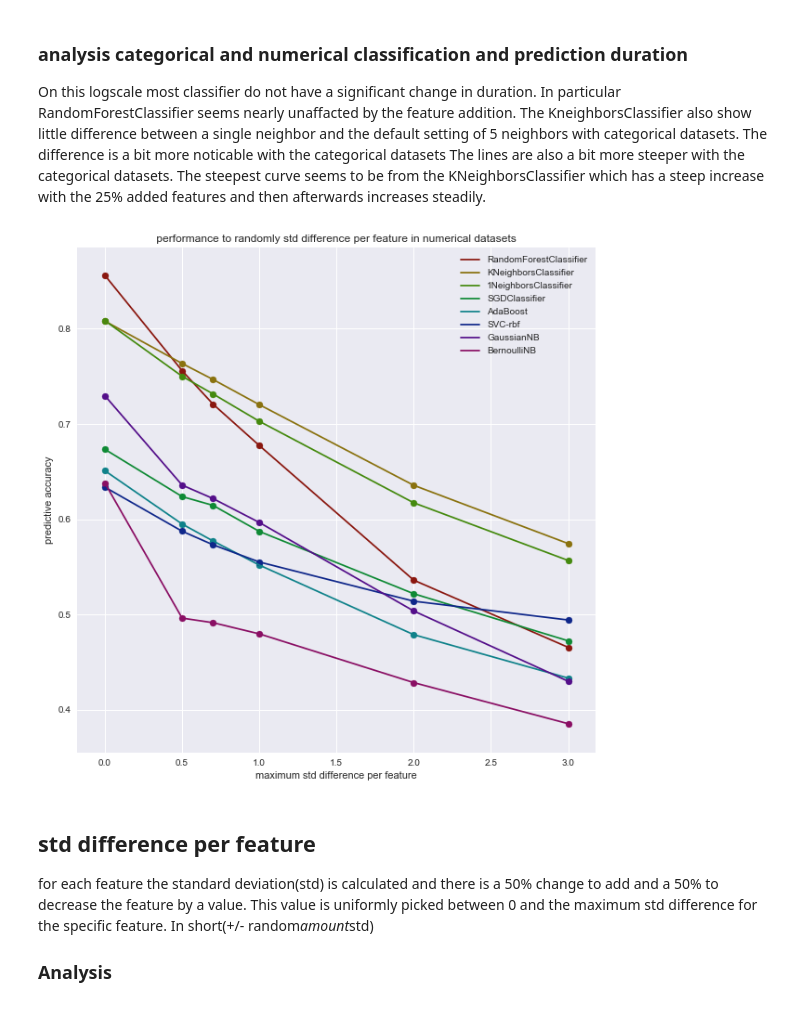
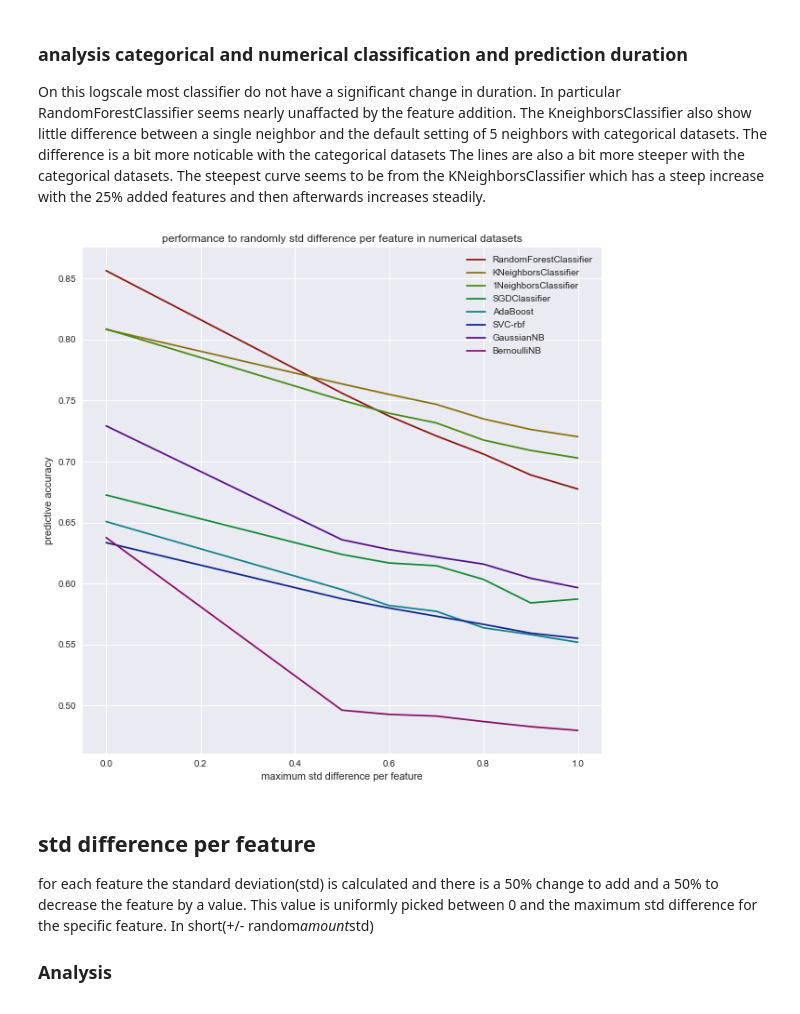
Before and after one commit to lieeuwos/Primitive_annotations, a Jupyter notebook: Showing.ipynb, the cells around one changed output. Drawn from its saved outputs; the diff is of its cells as text; code cells hidden in the pictures.

```diff
--- a/Showing.ipynb
+++ b/Showing.ipynb
@@ -348,7 +348,7 @@ The steepest curve seems to be from the KNeighborsClassifier which has a steep i
 # %%
 func = 'cvfeatureSTD1'
 scores = []
-amountList = [0.5,0.7,1,2,3]
+amountList = [0.5,0.6,0.7,0.8,0.9,1]#,1.5,2,3,4,5,6]
 didList = NonCat#[12,14,16,18,22,28,30,32,36,37]
 for i,did in enumerate(didList):
     scores.append([])
@@ -378,35 +378,37 @@ for k,x in enumerate(scores):
             score2[j][0] = score2[j][0] + (scores[k][j][i][0])/(len(didList)*len(amountList))
             score2[j][i+1] = score2[j][i+1] + (scores[k][j][i][1])/len(didList)
 amountList2 = [0]
 for i in amountList:
     amountList2.append(i)
 x_axis = amountList2
 fig, ax = plt.subplots()
 _=plt.title(' performance to randomly std difference per feature in numerical datasets ')
 cl = sns.hls_palette(len(score1), l=.3, s=.8)
 for i in range(0,len(clfNames)):
 #     _=ax.plot(x_axis, score1[i], color = cl[i])
 #     _=ax.plot(x_axis, score1[i], color = cl[i])
+
     _=ax.plot(x_axis, score2[i],label=clfNames[i], color = cl[i])
-    _=ax.scatter(x_axis, score2[i], color = cl[i])
+#     _=ax.scatter(x_axis, score2[i], color = cl[i])
+#     _=ax.plot(amountList,approx[i],ls = ':',color = cl[i])
 _=plt.ylabel('predictive accuracy')
 _=plt.xlabel('maximum std difference per feature')
 fig.set_figheight(10)
 fig.set_figwidth(10)
 _=ax.legend()
 plt.show()
 listNum = []
 for x,i in enumerate(score2):
     listNum.append(i[0]-i[len(i)-1])
 listNumR = []
 for z,i in enumerate(score2):
     listNumR.append(0)
     for x,j in enumerate(i):
         if x > 0:
             listNumR[z] = listNumR[z] + (i[x-1]-i[x])/(x_axis[x]-x_axis[x-1])
     listNumR[z] = listNumR[z]/len(amountList)*x_axis[x]
 # %% [output]
-[figure, old version]
+[figure, new version]
 # %% [markdown]
 ## std difference per feature
 for each feature the standard deviation(std) is calculated and there is a 50% change to add and a 50% to decrease the feature by a value. This value is uniformly picked between 0 and the maximum std difference for the specific feature. In short(+/- random*amount*std)
```
Also changed, not shown: parts of 15 cells of this notebook, 2 other files.
